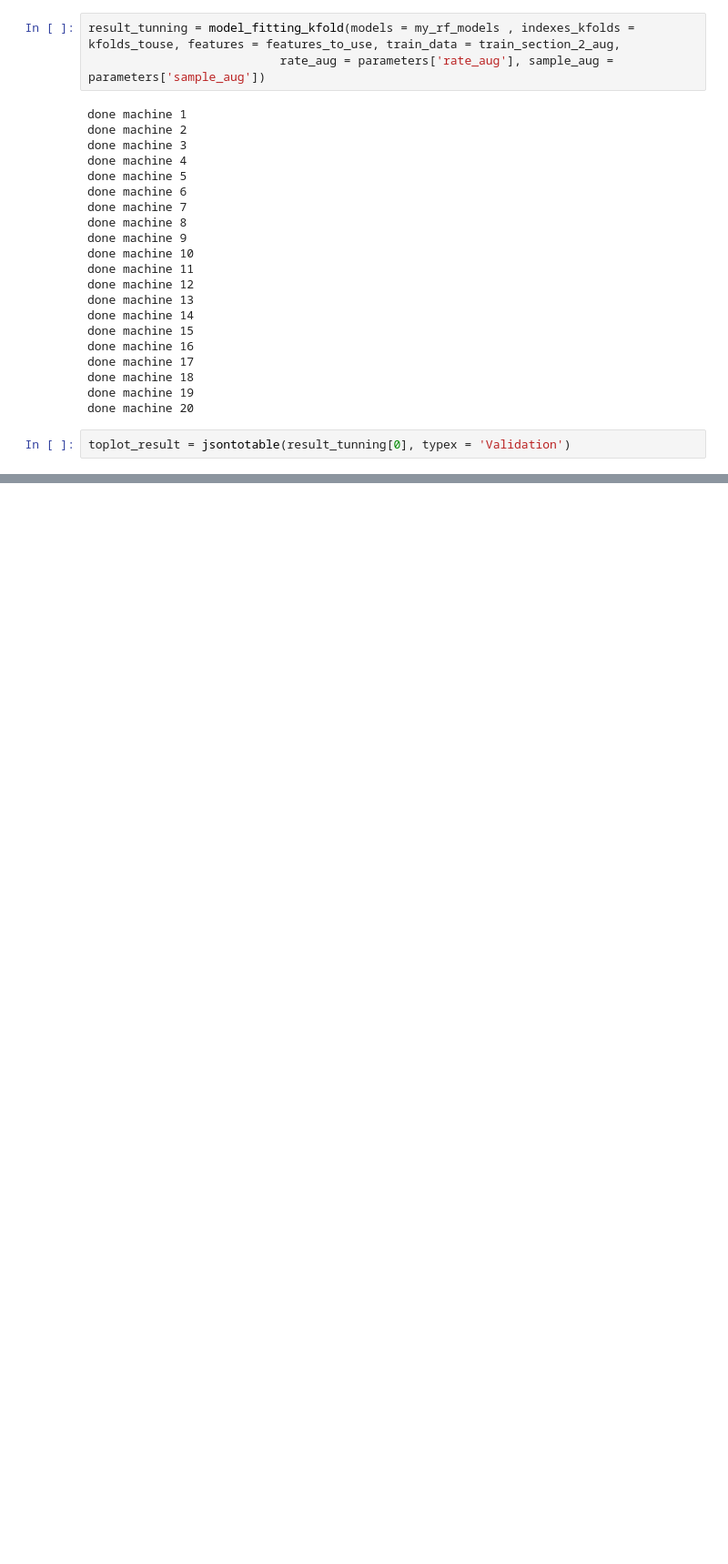
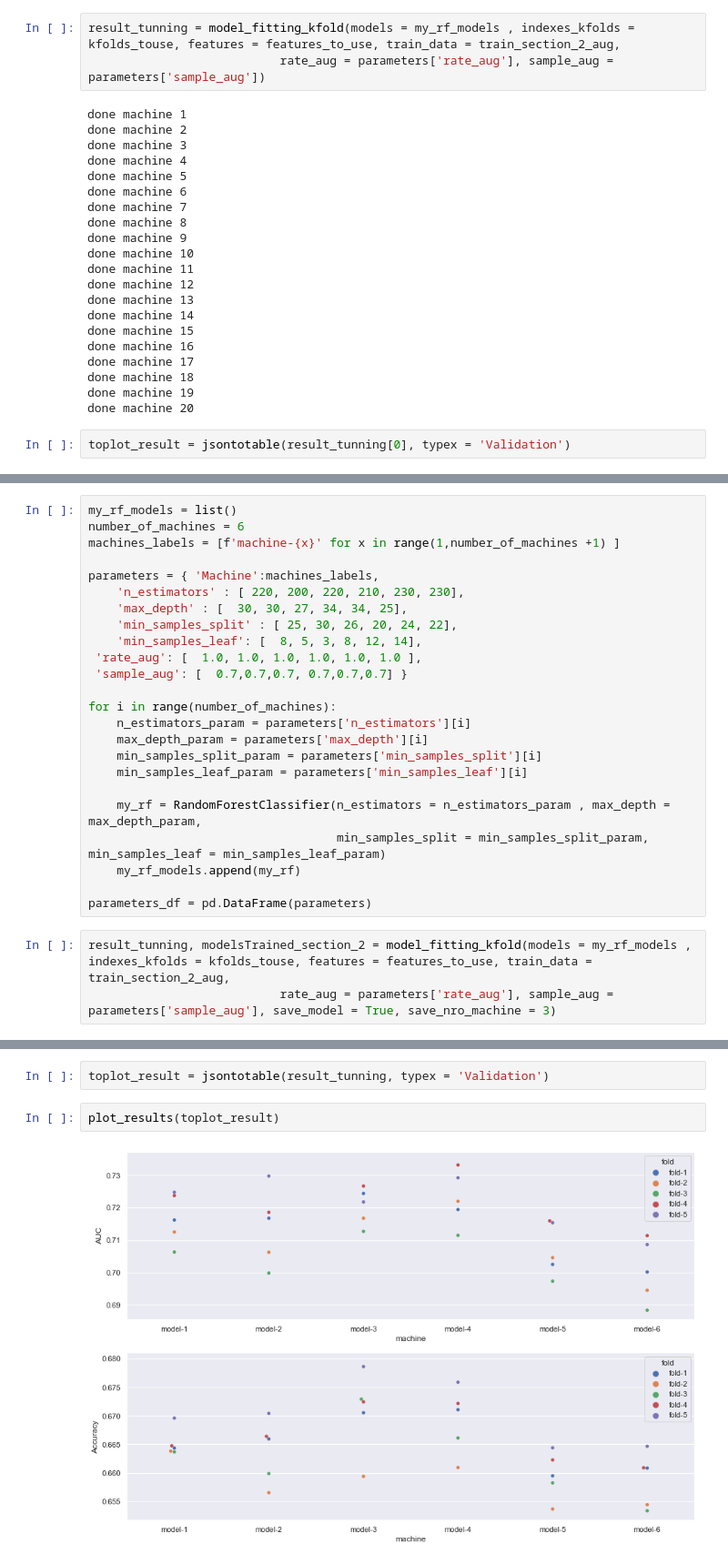
Before and after one commit to miguelmayhem92/Kaggle-Santander-Prediction-Customer-Transaction, a Jupyter notebook: CST_RF_Tunning.ipynb, the cells around one changed output, grey strips where cells are left out. Shown: that part at 91% size. Saved outputs shown, nothing was run; the diff lists cells and outputs as text; blank space fills up the shorter version.

```diff
--- a/CST_RF_Tunning.ipynb
+++ b/CST_RF_Tunning.ipynb
@@ -444,0 +497,27 @@ parameters_df[parameters_df.Machine == 'machine-3']
+# %%
+my_rf_models = list()
+number_of_machines = 6
+machines_labels = [f'machine-{x}' for x in range(1,number_of_machines +1) ]
+
+parameters = { 'Machine':machines_labels,
+    'n_estimators' : [ 220, 200, 220, 210, 230, 230],
+    'max_depth' : [  30, 30, 27, 34, 34, 25],
+    'min_samples_split' : [ 25, 30, 26, 20, 24, 22],
+    'min_samples_leaf': [  8, 5, 3, 8, 12, 14],
+ 'rate_aug': [  1.0, 1.0, 1.0, 1.0, 1.0, 1.0 ],
+ 'sample_aug': [  0.7,0.7,0.7, 0.7,0.7,0.7] }
+
+for i in range(number_of_machines):
+    n_estimators_param = parameters['n_estimators'][i]
+    max_depth_param = parameters['max_depth'][i]
+    min_samples_split_param = parameters['min_samples_split'][i]
+    min_samples_leaf_param = parameters['min_samples_leaf'][i]
+
+    my_rf = RandomForestClassifier(n_estimators = n_estimators_param , max_depth = max_depth_param,
+                                   min_samples_split = min_samples_split_param, min_samples_leaf = min_samples_leaf_param)
+    my_rf_models.append(my_rf)
+
+parameters_df = pd.DataFrame(parameters)
+# %%
+result_tunning, modelsTrained_section_2 = model_fitting_kfold(models = my_rf_models , indexes_kfolds = kfolds_touse, features = features_to_use, train_data = train_section_2_aug,
+                           rate_aug = parameters['rate_aug'], sample_aug = parameters['sample_aug'], save_model = True, save_nro_machine = 3)
@@ -444,0 +531,6 @@ parameters_df[parameters_df.Machine == 'machine-3']
+# %%
+toplot_result = jsontotable(result_tunning, typex = 'Validation')
+# %%
+plot_results(toplot_result)
+# %% [output]
+[figure, added]
```
Also changed, not shown: parts of 100 cells of this notebook.
